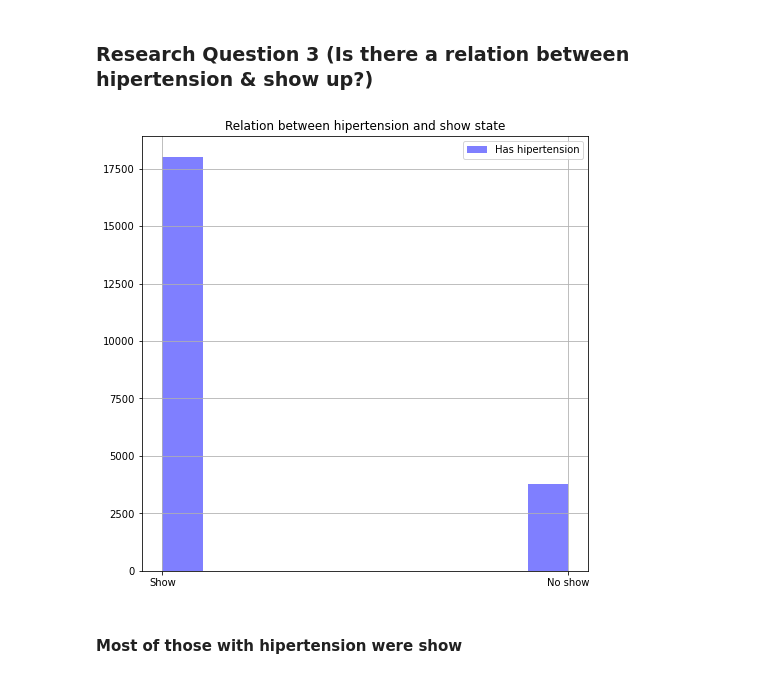
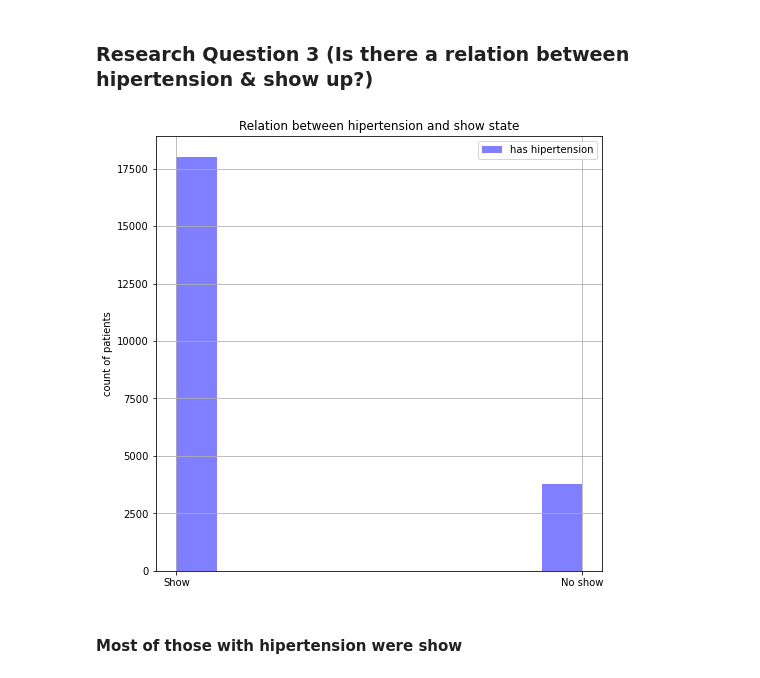
Before and after one commit to AhmedEltaba5/Investigat_Dataset_FWD_Udacity, a Jupyter notebook: Investigate-a-Dataset.ipynb, the cells around one changed output. Drawn from its saved outputs; the diff is of its cells as text; code cells hidden in the pictures.

```diff
--- a/Investigate-a-Dataset.ipynb
+++ b/Investigate-a-Dataset.ipynb
@@ -339,13 +363,7 @@ has_hipertension = df['hipertension'] == 1
-# %%
-plt.figure(figsize=(8,8))
-df[has_hipertension].no_show.hist(alpha=0.5, color='blue', label='Has hipertension')
-plt.legend()
-plt.title('Relation between hipertension and show state')
-plt.ylabel('count of patients')
-plt.xticks([0,1], ['Show', 'No show'])
-plt.show()
-# %% [output]
-[figure, removed]
+# %%
+plot_relation('hipertension', 'has hipertension')
+# %% [output]
+[figure, added]
 # %% [markdown]
 #### Most of those with hipertension were show
 # %% [markdown]
```
Also changed, not shown: parts of 28 cells of this notebook.
